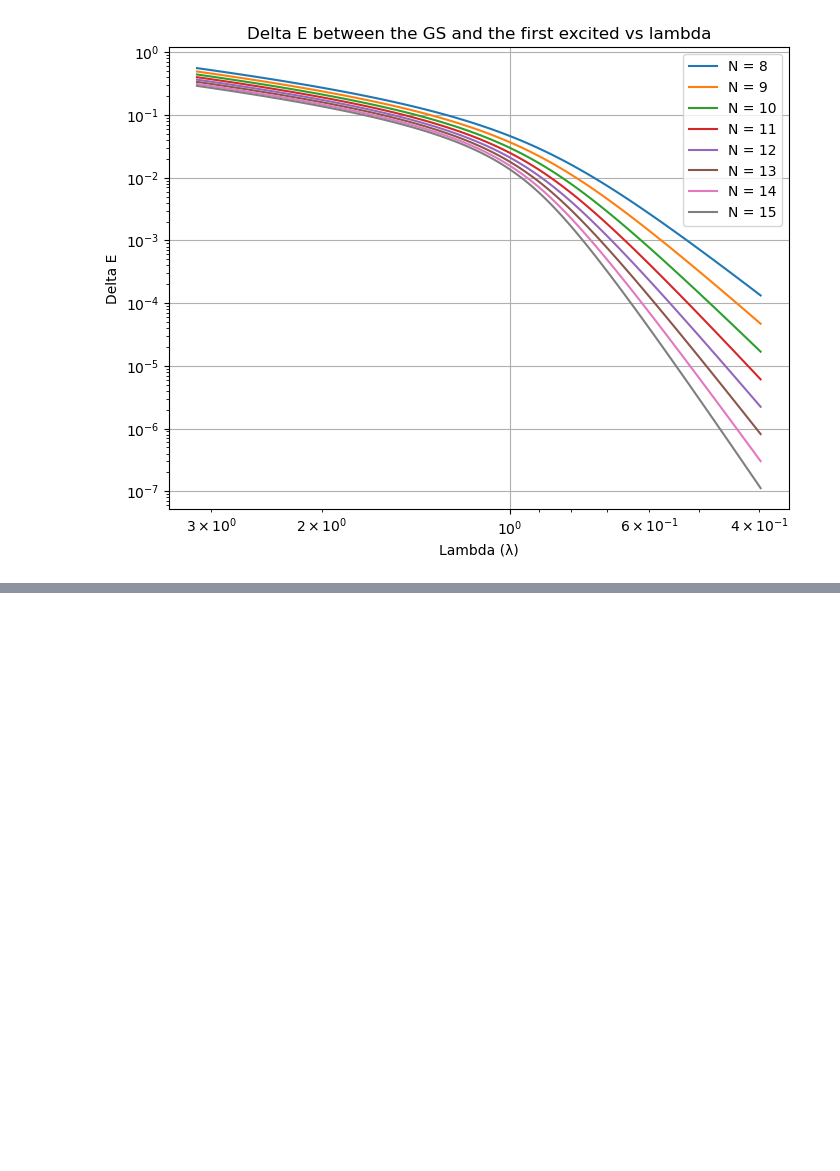
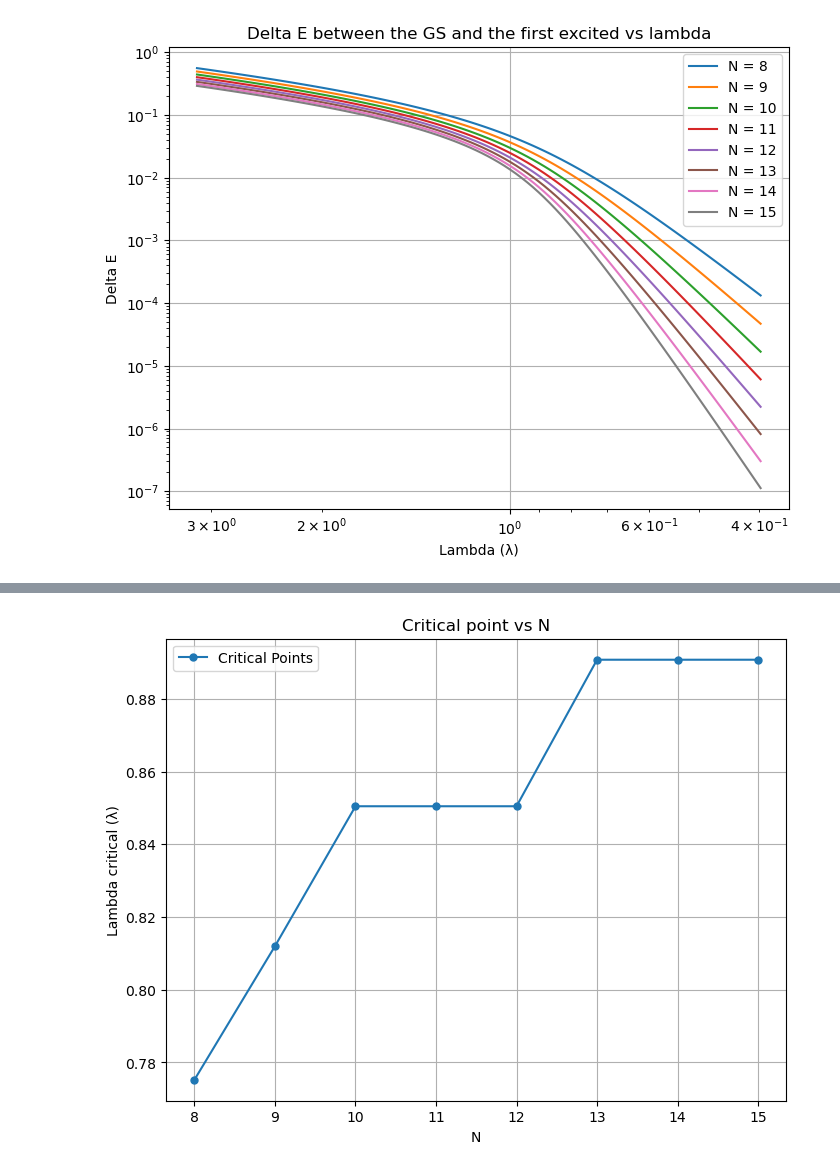
Before and after one commit to sdracia/QIC, a Jupyter notebook: 07_Assignement/DeltaE.ipynb, the cells around one changed output, grey strips where cells are left out. Cells and saved outputs as stored; diff of their text form; code cells hidden in the pictures; blank space fills up the shorter version.

```diff
--- a/07_Assignement/DeltaE.ipynb
+++ b/07_Assignement/DeltaE.ipynb
@@ -60,0 +162,16 @@ plt.show()
+# %%
+plt.figure(figsize=(8, 6))
+
+plt.plot(N_vals, [l_vals[indices_points[i]] for i in range(len(N_vals))],
+         '-o', markersize=5, label='Critical Points')
+
+plt.xlabel('N')
+plt.ylabel('Lambda critical (λ)')
+plt.title('Critical point vs N')
+x_min, x_max = min(N_vals), max(N_vals)  # Trova il range dei tuoi dati N_vals
+plt.xticks(np.arange(x_min, x_max + 1, 1))  # Ticks da x_min a x_max con passo di 1
+plt.legend()
+plt.grid(True)
+plt.show()
+# %% [output]
+[figure, added]
```
Also changed, not shown: parts of 4 cells of this notebook, 4 other files.
